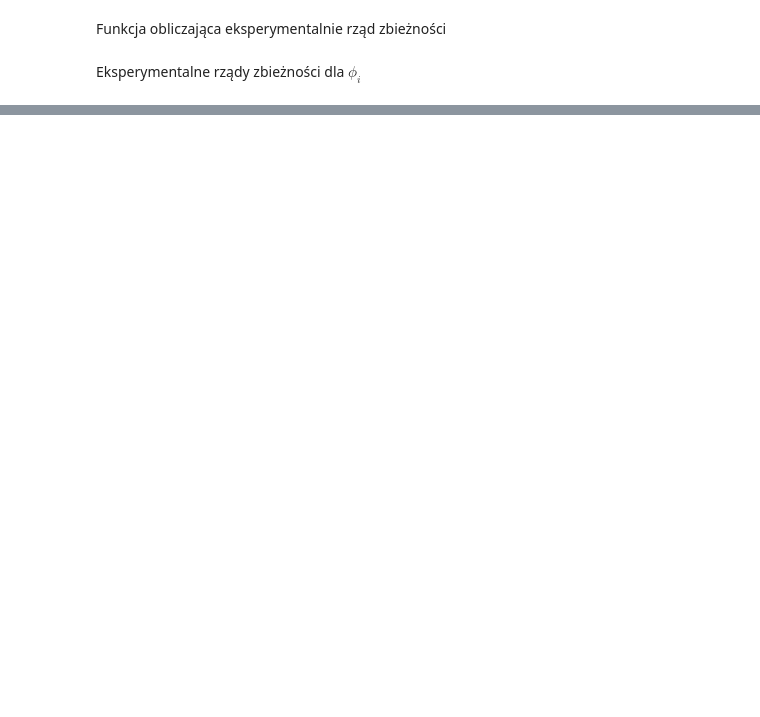
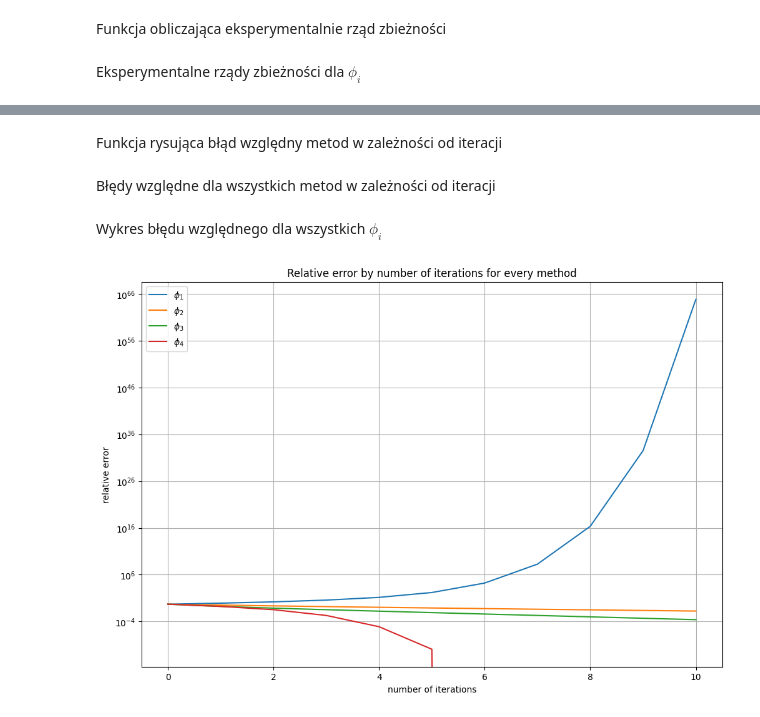
Before and after one commit to Mosder/agh, a Jupyter notebook: sem4/mownit/lab08/zad2.ipynb, the cells around one changed output, grey strips where cells are left out. Saved outputs shown, nothing was run; the diff lists cells and outputs as text; code cells hidden in the pictures; blank space fills up the shorter version.

```diff
--- a/sem4/mownit/lab08/zad2.ipynb
+++ b/sem4/mownit/lab08/zad2.ipynb
@@ -257,0 +113,39 @@ found root: 2.300000
+# %% [markdown]
+Funkcja rysująca błąd względny metod w zależności od iteracji
+# %%
+# plot relative error by number of iterations
+def plot_rel_err_by_iter(xs, errors, labels, title):
+    # set figsize
+    plt.figure(figsize=(12,8))
+    # add title and labels
+    plt.title(title)
+    plt.xlabel("number of iterations")
+    plt.ylabel("relative error")
+    # plot function and tangents
+    for i in range(len(errors)):
+        p = plt.plot(xs, errors[i], label=labels[i])
+    # show with legend
+    plt.yscale("log")
+    plt.legend()
+    plt.grid()
+    plt.show()
+# %% [markdown]
+Błędy względne dla wszystkich metod w zależności od iteracji
+# %%
+# define relative errors for all methods
+err_phi1 = np.abs((xs_phi1-2) / 2)
+err_phi2 = np.abs((xs_phi2-2) / 2)
+err_phi3 = np.abs((xs_phi3-2) / 2)
+err_phi4 = np.abs((xs_phi4-2) / 2)
+# %% [markdown]
+Wykres błędu względnego dla wszystkich $\phi_i$
+# %%
+# plot errors for all methods
+plot_rel_err_by_iter(
+    np.arange(0, 11, 1),
+    [err_phi1, err_phi2, err_phi3, err_phi4],
+    [rf"$\phi_{i}$" for i in range(1, 5)],
+    "Relative error by number of iterations for every method"
+)
+# %% [output]
+[figure, added]
```
Also changed, not shown: parts of 35 cells of this notebook.
